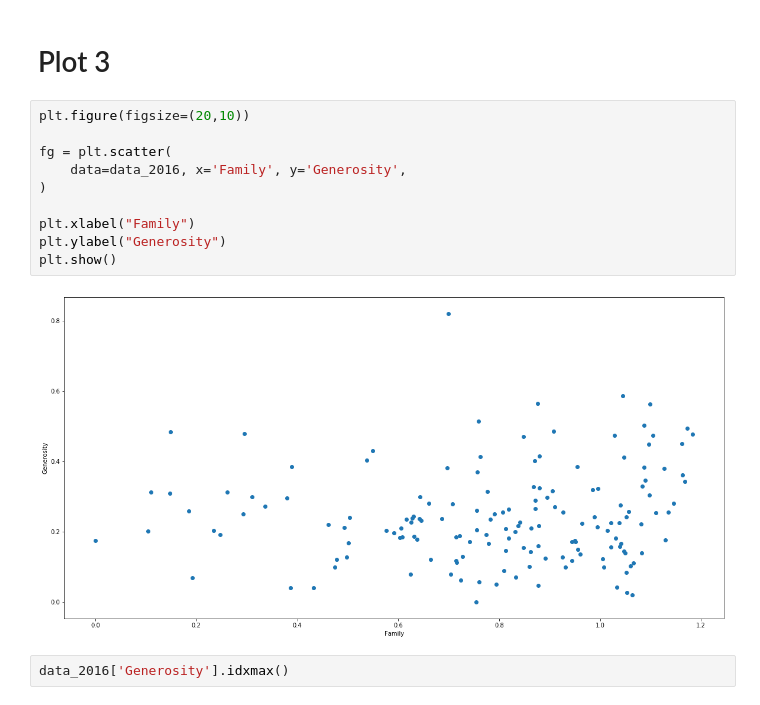
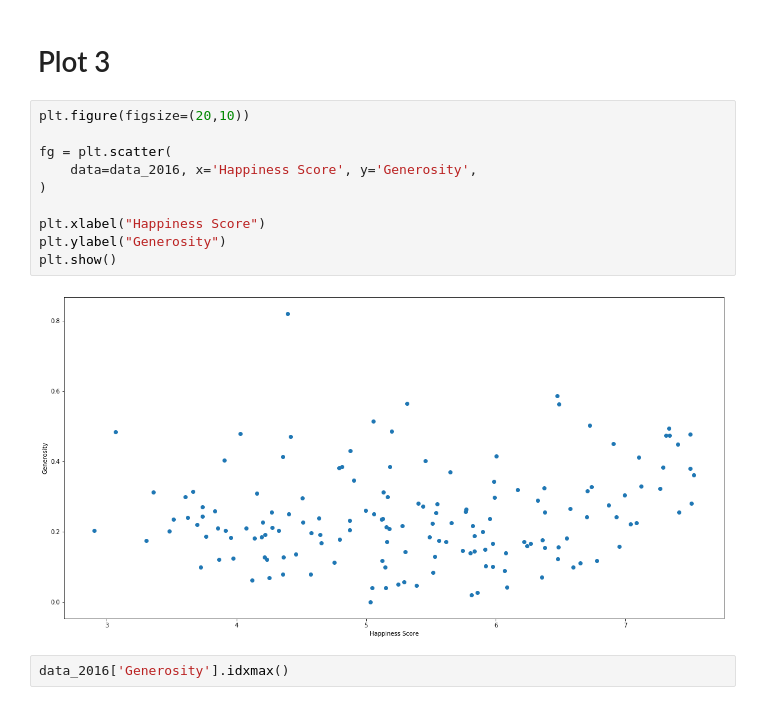
Before and after one commit to anastazie/gestalt, a Jupyter notebook: gestalt_principles.ipynb, the cells around one changed output. Cells and saved outputs as stored; diff of their text form.

Commit message:
change x variable in third plot

```diff
--- a/gestalt_principles.ipynb
+++ b/gestalt_principles.ipynb
@@ -193,15 +198,15 @@ plt.show()
 # %%
 plt.figure(figsize=(20,10))
 
 fg = plt.scatter(
-    data=data_2016, x='Family', y='Generosity',
+    data=data_2016, x='Happiness Score', y='Generosity',
 )
 
-plt.xlabel("Family")
+plt.xlabel("Happiness Score")
 plt.ylabel("Generosity")
 plt.show()
 # %% [output]
-[figure, old version]
+[figure, new version]
 # %%
 data_2016['Generosity'].idxmax()
 # %% [output]
```
Also changed, not shown: parts of 2 cells of this notebook.
